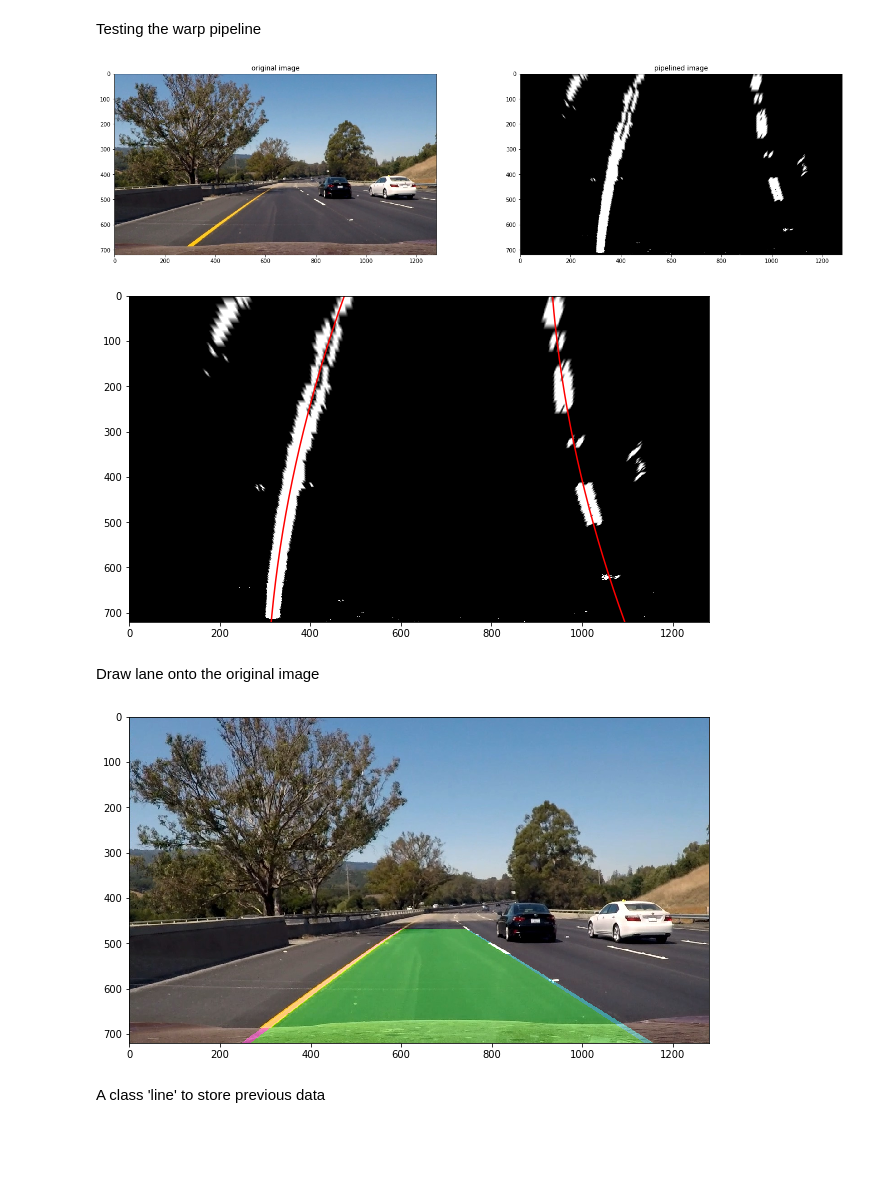
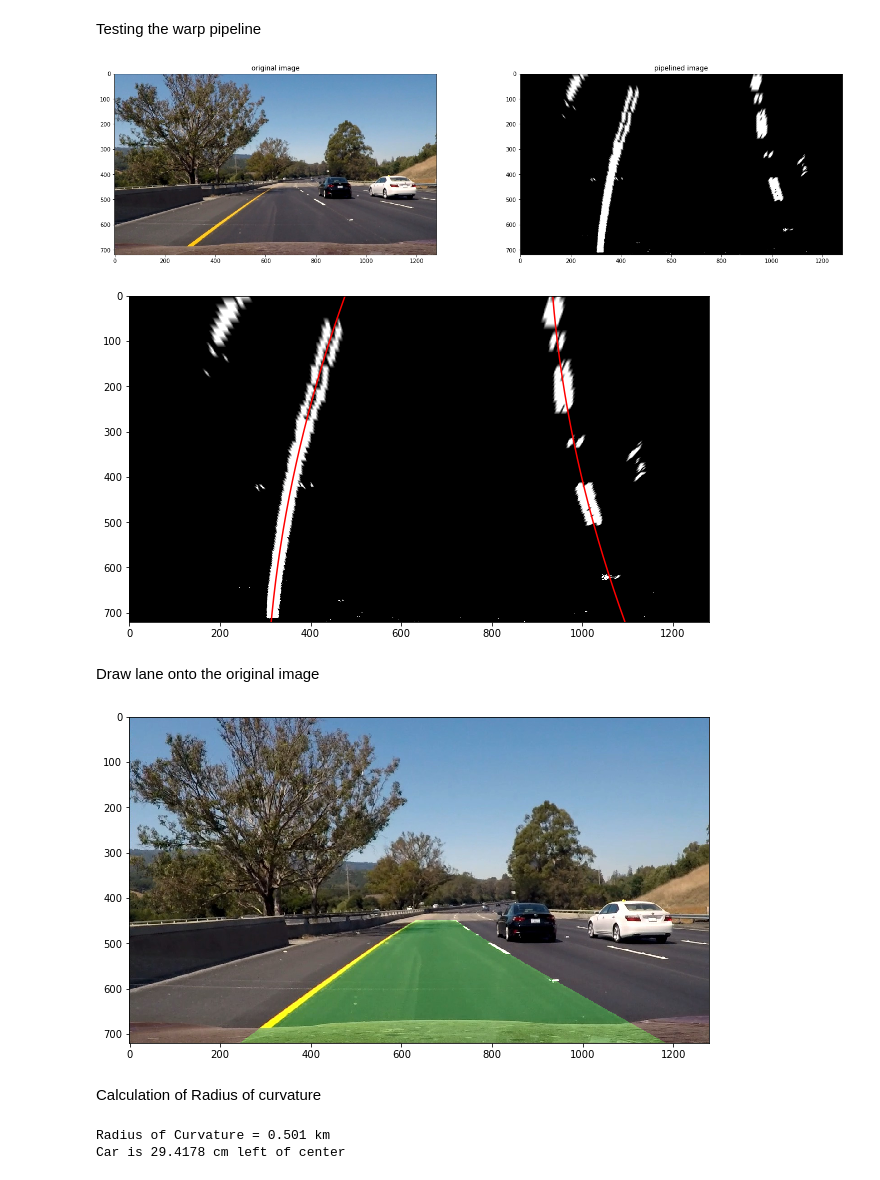
Before and after one commit to AbhishekGurudutt/CarND-Advanced-Lane-Lines, a Jupyter notebook: advanced_lane_detection.ipynb, the cells around one changed output. Saved outputs shown, nothing was run; the diff lists cells and outputs as text; code cells hidden in the pictures; blank space fills up the shorter version.

Commit message:
added radius of curvature code

```diff
--- a/advanced_lane_detection.ipynb
+++ b/advanced_lane_detection.ipynb
@@ -148,7 +148,7 @@ plt.show()
 # Pipeline for lane detection
 Convert the images to binary format
 # %%
-def convert_to_binary(img, sobel_thresh=(25,255), s_thresh=(100, 255), l_thresh=(35,255)):
+def convert_to_binary(img, sobel_thresh=(25,255), s_thresh=(125, 255), l_thresh=(125,255)):
 
     raw_img = np.copy(img)
 
@@ -291,7 +291,7 @@ plt.imshow(msk_img)
 plt.title("pipelined image")
 plt.show()
 # %% [output]
-[figure, old version]
+[figure, new version]
 # %%
 def histogram_peaks(img):
     mid_point = img[img.shape[0] // 2 :, :]
@@ -364,7 +364,7 @@ def sliding_window(img):
 # %%
 msk_bin_img = msk_img[:, :, 0]
 plt.figure(figsize=(24,6))
-left_fit, right_fit, left_lane_inds, right_lane_inds = sliding_window(msk_bin_img)
+left_fit, right_fit, left_ind, right_ind = sliding_window(msk_bin_img)
 x = test_img.shape[0]
 
 left_fit_x_int = left_fit[0]*x**2 + left_fit[1]*x + left_fit[2]
@@ -385,46 +385,48 @@ plt.ylim(720, 0)
 
 plt.show()
 # %% [output]
-[figure, old version]
+[figure, new version]
 # %% [markdown]
 Draw lane onto the original image
 # %%
 def draw_lane(org_img, msk_bin_img, left_fit, right_fit):
 
     new_img = np.copy(org_img)
+    # if there is no left and right fit then return the original image
     if left_fit is None or right_fit is None:
         return original_img
-    # Create an image to draw the lines on
 
+    # An image of the shape of original image to draw the lane and overlay on top of original image
     warp_zero = np.zeros_like(msk_bin_img).astype(np.uint8)
     color_warp = np.dstack((warp_zero, warp_zero, warp_zero))
 
-    h,w = msk_bin_img.shape
-    ploty = np.linspace(0, h-1, num=h)# to cover same y-range as image
-    left_fitx = left_fit[0]*ploty**2 + left_fit[1]*ploty + left_fit[2]
-    right_fitx = right_fit[0]*ploty**2 + right_fit[1]*ploty + right_fit[2]
+    y,x = msk_bin_img.shape
+    ploty = np.linspace(0, y-1, num=y)
+    left_fit = left_fit[0]*ploty**2 + left_fit[1]*ploty + left_fit[2]
+    right_fit = right_fit[0]*ploty**2 + right_fit[1]*ploty + right_fit[2]
 
-    # Recast the x and y points into usable format for cv2.fillPoly()
-    pts_left = np.array([np.transpose(np.vstack([left_fitx, ploty]))])
-    pts_right = np.array([np.flipud(np.transpose(np.vstack([right_fitx, ploty])))])
+    # stack x and y coodinates, which can be used in fill poly function
+    pts_left = np.array([np.transpose(np.vstack([left_fit, ploty]))])
+    pts_right = np.array([np.flipud(np.transpose(np.vstack([right_fit, ploty])))])
     pts = np.hstack((pts_left, pts_right))
 
-    # Draw the lane onto the warped blank image
+    # Draw the lane onto blank image
     cv2.fillPoly(color_warp, np.int_([pts]), (0,255, 0))
-    cv2.polylines(color_warp, np.int32([pts_left]), isClosed=False, color=(255,0,255), thickness=15)
-    cv2.polylines(color_warp, np.int32([pts_right]), isClosed=False, color=(0,255,255), thickness=15)
+    cv2.polylines(color_warp, np.int32([pts_left]), isClosed=False, color=(0,255,0), thickness=15)
+    cv2.polylines(color_warp, np.int32([pts_right]), isClosed=False, color=(0,255,0), thickness=15)
 
-    # Warp the blank back to original image space using inverse perspective matrix (Minv)
+    # Warp the blank back to original image space
     inv_warp = img_warp(color_warp, top_view=False)
-    # Combine the result with the original image
-    result = cv2.addWeighted(new_img, 1, inv_warp, 0.35, 0)
-    return result
+
+    # Combine the lane image with the original image
+    result = cv2.addWeighted(new_img, 1, inv_warp, 0.25, 0)
+    return result, ploty
 # %%
-lane_img = draw_lane(test_img, msk_bin_img, left_fit, right_fit)
+lane_img, ploty = draw_lane(test_img, msk_bin_img, left_fit, right_fit)
 plt.figure(figsize=(12,6))
 plt.imshow(lane_img)
 plt.show()
 # %% [output]
-[figure, old version]
+[figure, new version]
-# %% [markdown]
-A class 'line' to store previous data
+# %% [markdown]
+Calculation of Radius of curvature
@@ -431,2 +479,15 @@ A class 'line' to store previous data
+# %%
+warp_img = warp_pipe(test_img, mtx, dist)
+warp_bin_img = warp_img[:, :, 0]
+
+l_fit, r_fit, l_lane_inds, r_lane_inds = sliding_window(warp_bin_img)
+
+img_out, ploty = draw_lane(test_img, warp_bin_img, l_fit, r_fit)
+rad, dev = radius_of_curvature(ploty, l_fit, r_fit, l_lane_inds, r_lane_inds, test_img.shape)
+print(rad)
+print(dev)
+# %% [output]
+Radius of Curvature = 0.501 km
+Car is 29.4178 cm left of center
 # %%
 class Line():
```
Also changed, not shown: parts of 8 cells of this notebook.
